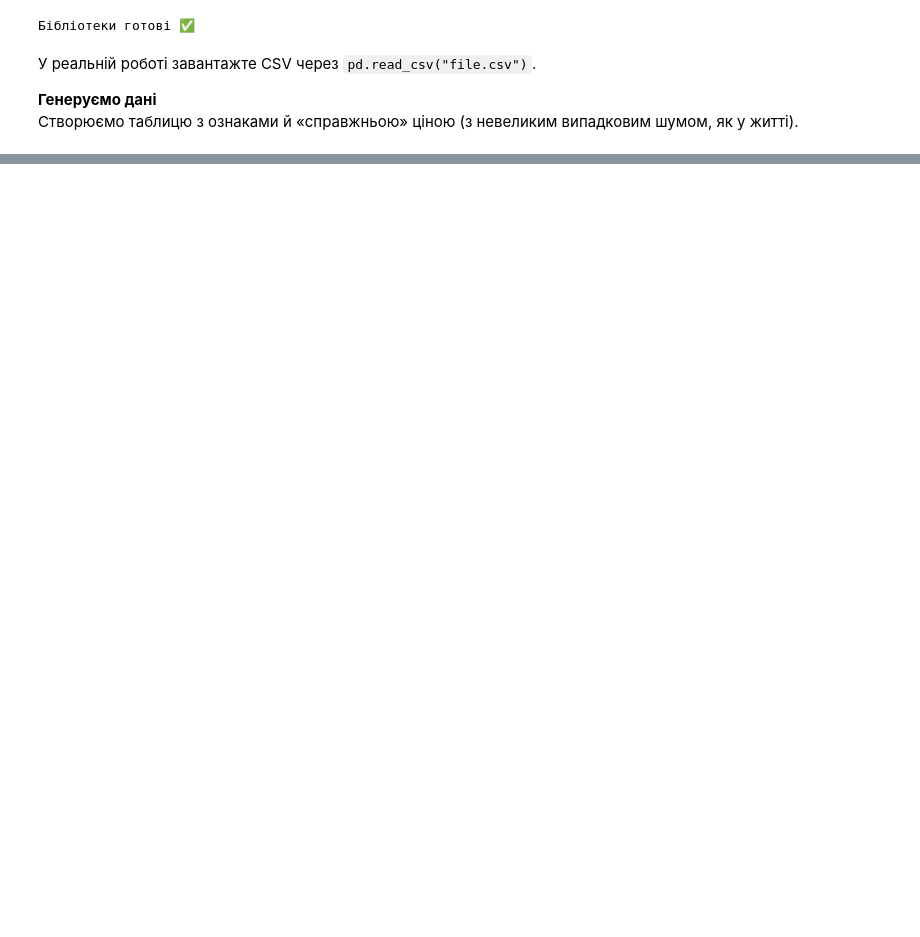
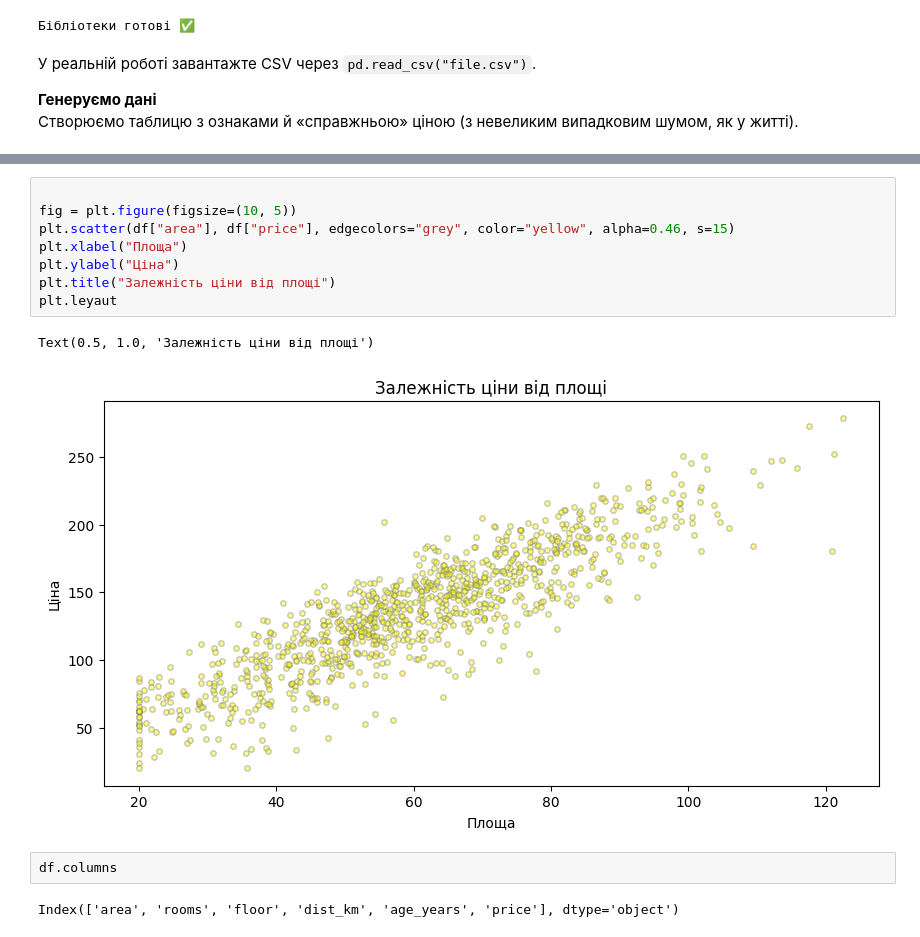
Before and after one commit to T-Svitlichna/DTA_Python, a Jupyter notebook: ML/LinearRegression_DTA.ipynb, the cells around one changed output, grey strips where cells are left out. Saved outputs shown, nothing was run; the diff lists cells and outputs as text; blank space fills up the shorter version.

```diff
--- a/ML/LinearRegression_DTA.ipynb
+++ b/ML/LinearRegression_DTA.ipynb
@@ -59,0 +85,15 @@ df.head()
+# %%
+
+fig = plt.figure(figsize=(10, 5))
+plt.scatter(df["area"], df["price"], edgecolors="grey", color="yellow", alpha=0.46, s=15)
+plt.xlabel("Площа")
+plt.ylabel("Ціна")
+plt.title("Залежність ціни від площі")
+plt.leyaut
+# %% [output]
+Text(0.5, 1.0, 'Залежність ціни від площі')
+[figure, added]
+# %%
+df.columns
+# %% [output]
+Index(['area', 'rooms', 'floor', 'dist_km', 'age_years', 'price'], dtype='object')
```
Also changed, not shown: parts of 6 cells of this notebook.
